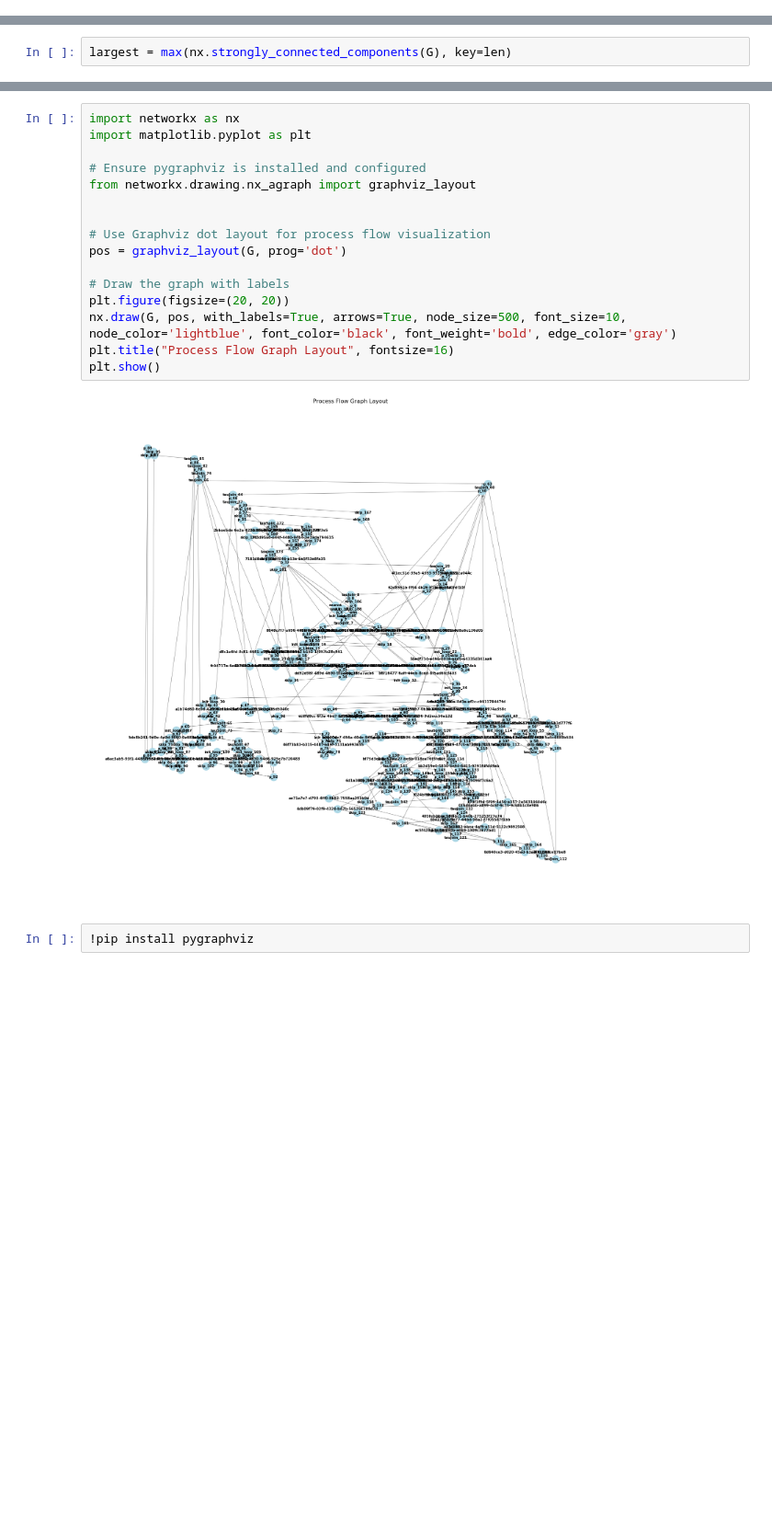
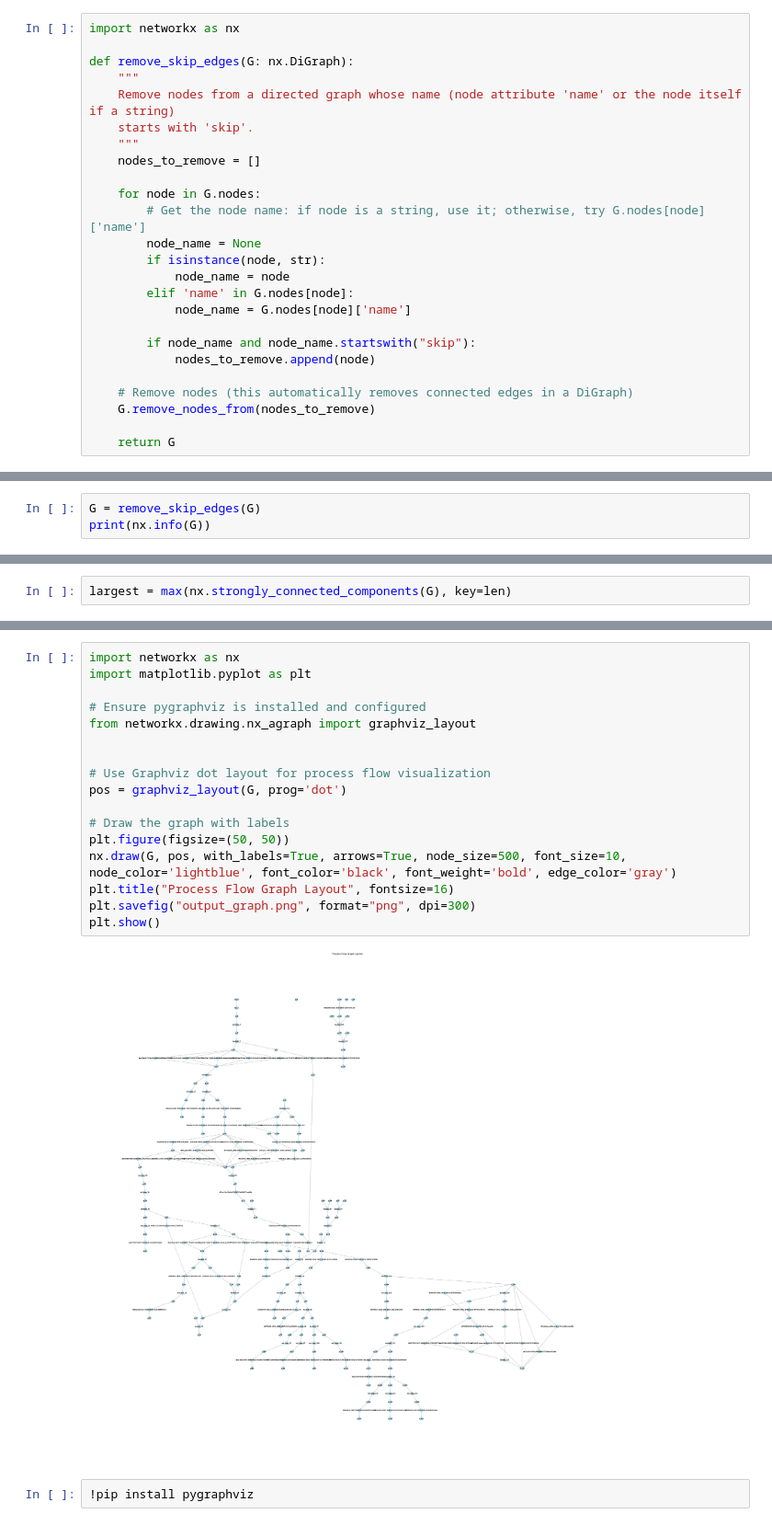
Before and after one commit to conglb/Uni-Rostock-neidi, a Jupyter notebook: exploratory_graph_analysis.ipynb, the cells around one changed output, grey strips where cells are left out. Shown at 92% size. Drawn from its saved outputs; the diff is of its cells as text; blank space fills up the shorter version.

```diff
--- a/exploratory_graph_analysis.ipynb
+++ b/exploratory_graph_analysis.ipynb
@@ -5,3 +6,28 @@ import networkx as nx
+# %%
+import networkx as nx
+
+def remove_skip_edges(G: nx.DiGraph):
+    """
+    Remove nodes from a directed graph whose name (node attribute 'name' or the node itself if a string)
+    starts with 'skip'.
+    """
+    nodes_to_remove = []
+
+    for node in G.nodes:
+        # Get the node name: if node is a string, use it; otherwise, try G.nodes[node]['name']
+        node_name = None
+        if isinstance(node, str):
+            node_name = node
+        elif 'name' in G.nodes[node]:
+            node_name = G.nodes[node]['name']
+
+        if node_name and node_name.startswith("skip"):
+            nodes_to_remove.append(node)
+
+    # Remove nodes (this automatically removes connected edges in a DiGraph)
+    G.remove_nodes_from(nodes_to_remove)
+
+    return G
 # %%
 G = nx.read_graphml('results/high-level-petrinet/Storage.graphml')
 print(nx.info(G))
@@ -12,3 +38,6 @@ Number of nodes: 359
 Number of edges: 482
 Average in degree:   1.3426
 Average out degree:   1.3426
+# %%
+G = remove_skip_edges(G)
+print(nx.info(G))
@@ -101,21 +137,22 @@ nx.find_cycle(G, source='tauSplit_7')
 # %%
 import networkx as nx
 import matplotlib.pyplot as plt
 
 # Ensure pygraphviz is installed and configured
 from networkx.drawing.nx_agraph import graphviz_layout
 
 
 # Use Graphviz dot layout for process flow visualization
 pos = graphviz_layout(G, prog='dot')
 
 # Draw the graph with labels
-plt.figure(figsize=(20, 20))
+plt.figure(figsize=(50, 50))
 nx.draw(G, pos, with_labels=True, arrows=True, node_size=500, font_size=10, node_color='lightblue', font_color='black', font_weight='bold', edge_color='gray')
 plt.title("Process Flow Graph Layout", fontsize=16)
+plt.savefig("output_graph.png", format="png", dpi=300)
 plt.show()
 # %% [output]
-[figure, old version]
+[figure, new version]
 # %%
 !pip install pygraphviz
 # %% [output]
```
Also changed, not shown: parts of 8 cells of this notebook, 7 other files.
